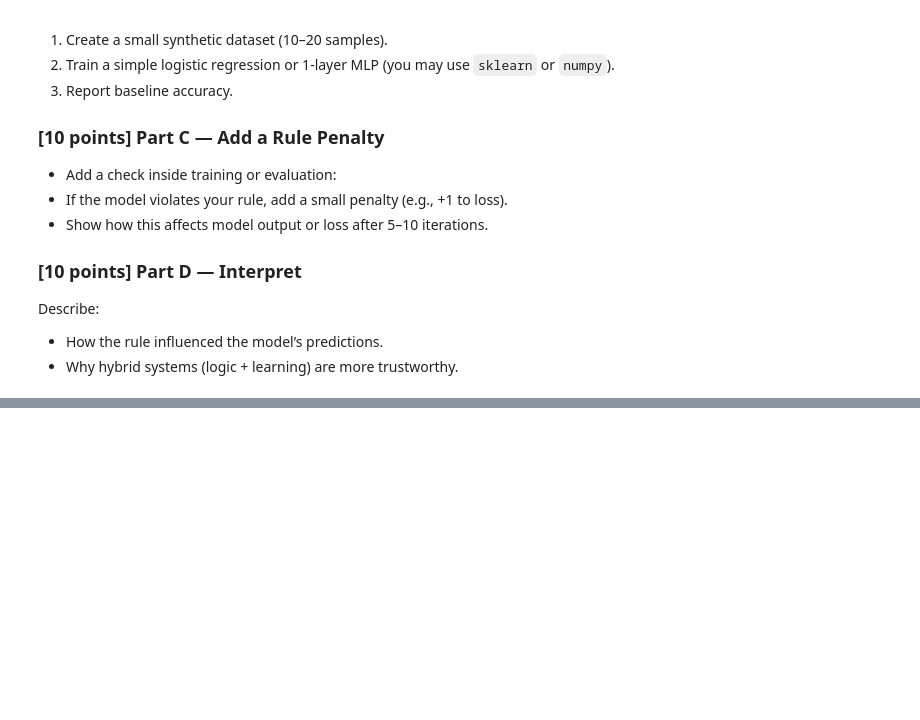
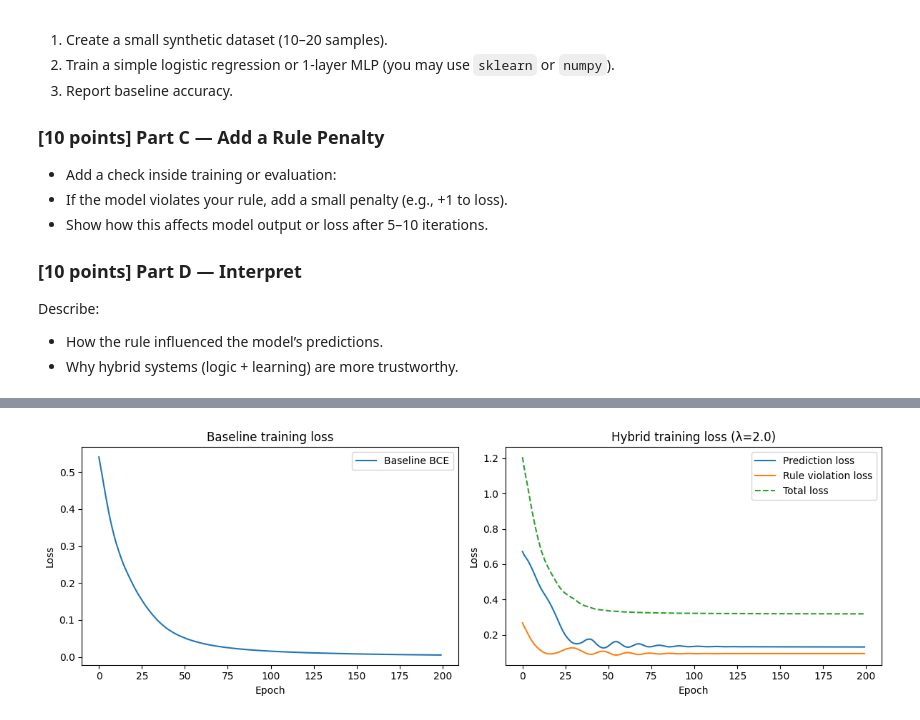
Before and after one commit to devisw0/AI-Algorithm-Design-and-Analysis---705.623, a Jupyter notebook: Assignments/HW5.ipynb, the cells around one changed output, grey strips where cells are left out. Saved outputs shown, nothing was run; the diff lists cells and outputs as text; code cells hidden in the pictures; blank space fills up the shorter version.

```diff
--- a/Assignments/HW5.ipynb
+++ b/Assignments/HW5.ipynb
@@ -191,0 +308,18 @@ Describe:
+# %%
+fig, axes = plt.subplots(1, 2, figsize=(12, 4))
+
+axes[0].plot(baseline_losses, label="Baseline BCE")
+axes[0].set_title("Baseline training loss")
+axes[0].set_xlabel("Epoch"); axes[0].set_ylabel("Loss")
+axes[0].legend()
+
+axes[1].plot(p_losses, label="Prediction loss")
+axes[1].plot(r_losses, label="Rule violation loss")
+axes[1].plot(t_losses, label="Total loss", linestyle="--")
+axes[1].set_title("Hybrid training loss (λ=2.0)")
+axes[1].set_xlabel("Epoch"); axes[1].set_ylabel("Loss")
+axes[1].legend()
+
+plt.tight_layout(); plt.show()
+# %% [output]
+[figure, added]
```
Also changed, not shown: parts of 10 cells of this notebook.
